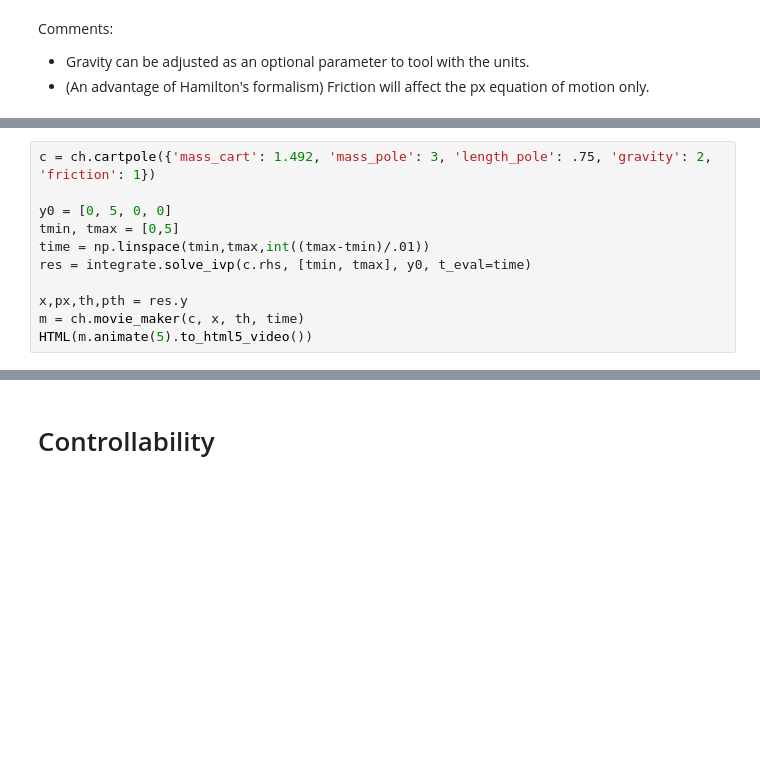
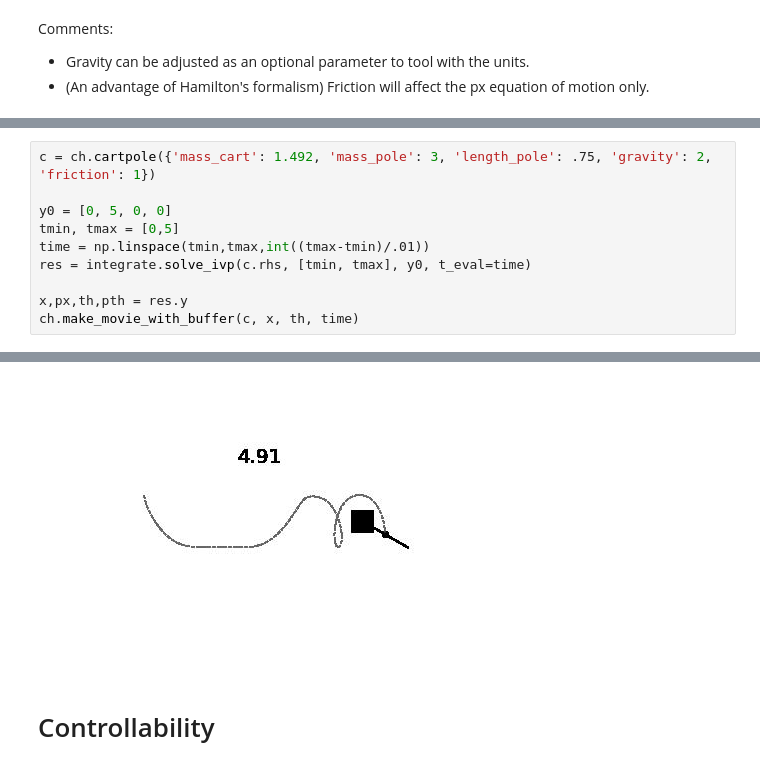
Before and after one commit to andgoldschmidt/cartpole, a Jupyter notebook: Cartpole_Controller.ipynb, the cells around one changed output, grey strips where cells are left out. Drawn from its saved outputs; the diff is of its cells as text; blank space fills up the shorter version.

```diff
--- a/Cartpole_Controller.ipynb
+++ b/Cartpole_Controller.ipynb
@@ -58,6 +63,5 @@ time = np.linspace(tmin,tmax,int((tmax-tmin)/.01))
 res = integrate.solve_ivp(c.rhs, [tmin, tmax], y0, t_eval=time)
 
 x,px,th,pth = res.y
-m = ch.movie_maker(c, x, th, time)
-HTML(m.animate(5).to_html5_video())
+ch.make_movie_with_buffer(c, x, th, time)
 # %% [output]
@@ -65,3 +68,4 @@ HTML(m.animate(5).to_html5_video())
+[figure, added]
 # %% [markdown]
 # Controllability
 # %% [markdown]
```
Also changed, not shown: parts of 18 cells of this notebook, 1 other file.
